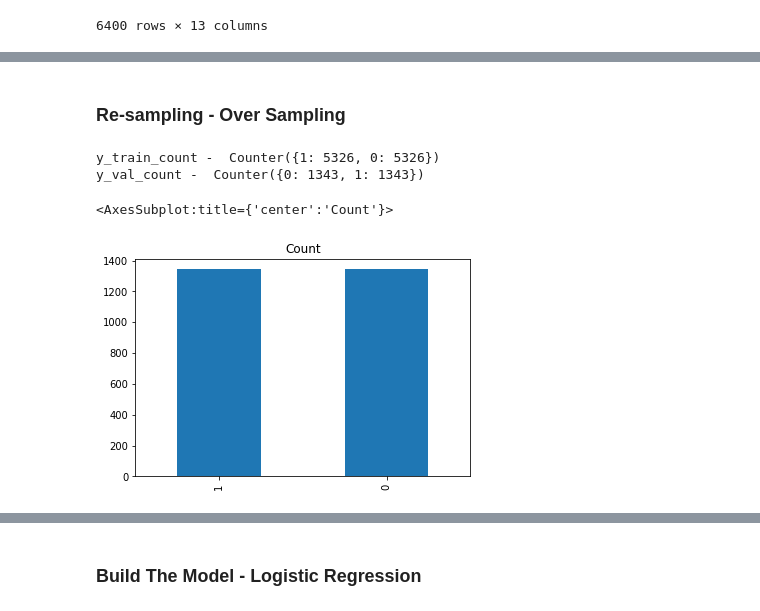
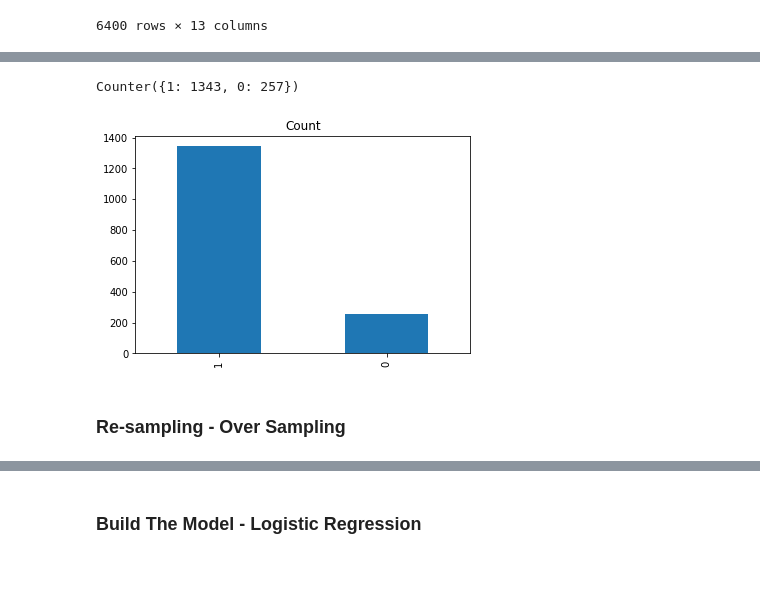
Before and after one commit to adv-dsi-group4/nba-career-prediction, a Jupyter notebook: notebooks/tin_hnin_13738339_week_2_logistic_regression_stdScaling_SMOTE_selectFeatures.ipynb, the cells around one changed output, grey strips where cells are left out. Saved outputs shown, nothing was run; the diff lists cells and outputs as text; code cells hidden in the pictures; blank space fills up the shorter version.

```diff
--- a/notebooks/tin_hnin_13738339_week_2_logistic_regression_stdScaling_SMOTE_selectFeatures.ipynb
+++ b/notebooks/tin_hnin_13738339_week_2_logistic_regression_stdScaling_SMOTE_selectFeatures.ipynb
@@ -102,9 +112,7 @@ Index(['GP', 'MIN', 'FG%', '3P Made', '3P%', 'FTM', 'FT%', 'OREB', 'DREB',
 ### Split Train and Test on Scaled Data with Selected Features
 # %%
 train_df_scaled  = train_df_scaled[selected_features]
-
-X_train, X_val, y_train, y_val = train_test_split(train_df_scaled, target, test_size = 0.2, random_state=8 )
-X_train
+X_train, X_val, y_train, y_val = data_reader.split_data(train_df_scaled)
 # %% [output]
 |  | GP | MIN | FG% | 3P Made | 3P% | FTM | FT% | OREB | DREB | AST | STL | ... |
 | 3617 | 0.071395 | -0.523427 | -0.261394 | -1.209483 | -0.480167 | 0.008072 | -0.207657 | -0.608229 | -0.336533 | -0.755595 | -0.610125 | ... |
@@ -135,28 +138,8 @@ print(sum(y_train == 0))
+# %%
+print(Counter(y_val))
+data_reader.plot_class_balance(y_val)
+# %% [output]
+Counter({1: 1343, 0: 257})
+[figure, added]
 # %% [markdown]
 ### Re-sampling -  Over Sampling
-# %%
-### SMOTE
-from imblearn.over_sampling import SMOTE
-from collections import Counter
-
-sm = SMOTE(random_state = 23, sampling_strategy = 1.0)
-X_train_res, y_train_res = sm.fit_sample(X_train, y_train.ravel())
-#X_val_res, y_val_res = sm.fit_sample(X_val, y_val.ravel())
-
-y_train_count = Counter(y_train_res)
-y_val_count = Counter(y_val_res)
-
-# print(sum(y_val_res == 1))
-# print(sum(y_val_res == 0))
-print("y_train_count - ",y_train_count)
-print("y_val_count - ", y_val_count)
-
-# Visualise the Resampled Data
-pl = pd.DataFrame(y_val_res)
-pl.columns = ['Target']
-pl.Target.value_counts().plot(kind="bar", title="Count")
-# %% [output]
-y_train_count -  Counter({1: 5326, 0: 5326})
-y_val_count -  Counter({0: 1343, 1: 1343})
-<AxesSubplot:title={'center':'Count'}>
-[figure, removed]
```
Also changed, not shown: parts of 9 cells of this notebook, 5 other files.
